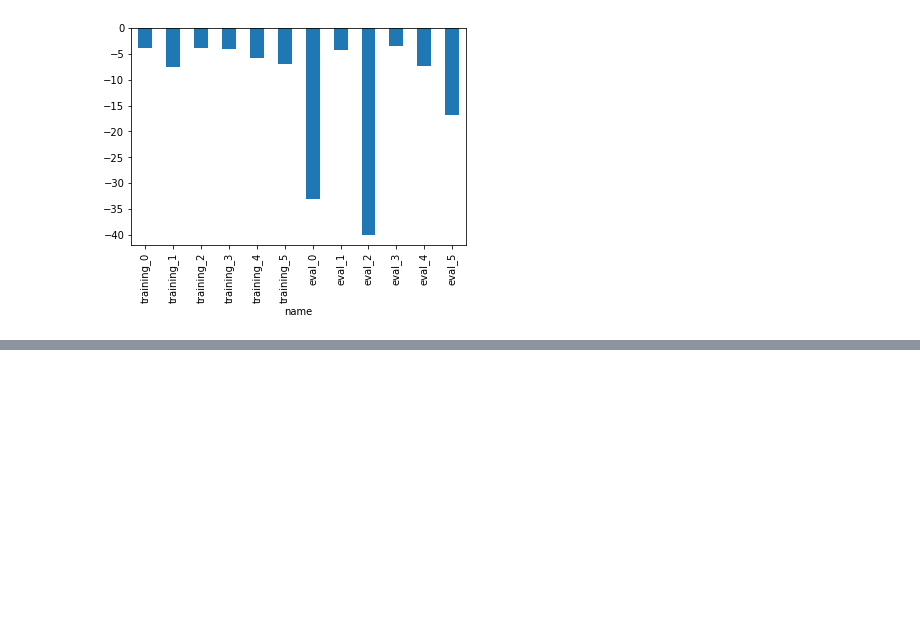
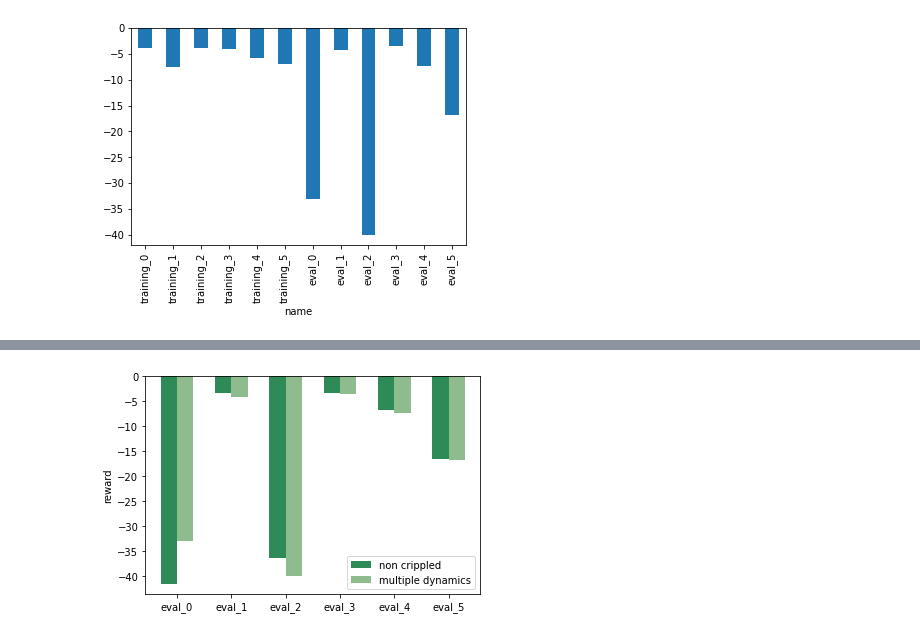
Before and after one commit to DankiLiu/DL4Robotics, a Jupyter notebook: Danki_Tobias/evaluation/plot_statistics.ipynb, the cells around one changed output, grey strips where cells are left out. Saved outputs shown, nothing was run; the diff lists cells and outputs as text; code cells hidden in the pictures; blank space fills up the shorter version.

```diff
--- a/Danki_Tobias/evaluation/plot_statistics.ipynb
+++ b/Danki_Tobias/evaluation/plot_statistics.ipynb
@@ -49,0 +145,30 @@ all_rewards['position', 'non_crippled', 'normal', 'alle_training_envs'].plot(kin
+# %%
+# Load data
+
+# normal
+normal1 = test_rewards['position_and_velocity_deltas', 'non_crippled', 'normal', :]
+normal2 = test_rewards['position_and_velocity_deltas', 'multiple_envs', 'normal', :]
+
+# meta
+meta1 = test_rewards['position_and_velocity_deltas', 'non_crippled', 'meta', :]
+meta2 = test_rewards['position_and_velocity_deltas', 'multiple_envs', 'meta', :]
+
+# adaptation
+adaptation1 = test_rewards['position_and_velocity_deltas', 'non_crippled', 'online_adaptation', :]
+adaptation2 = test_rewards['position_and_velocity_deltas', 'multiple_envs', 'online_adaptation', :]
+# %%
+bar_width = 0.3
+index_normal1 = np.arange(len(test_names))
+index_normal2 = index_normal + bar_width
+
+plt.bar(index_normal1, height=normal1, width=bar_width, color='seagreen', label='non crippled')
+plt.bar(index_normal2, height=normal2, width=bar_width, color='darkseagreen', label='multiple dynamics')
+
+plt.legend()
+plt.xticks(index_normal + 0.5 * bar_width, test_names)
+plt.ylabel('reward')
+
+plt.savefig("normal non and multi_envs")
+plt.show()
+# %% [output]
+[figure, added]
```
Also changed, not shown: parts of 15 cells of this notebook.
